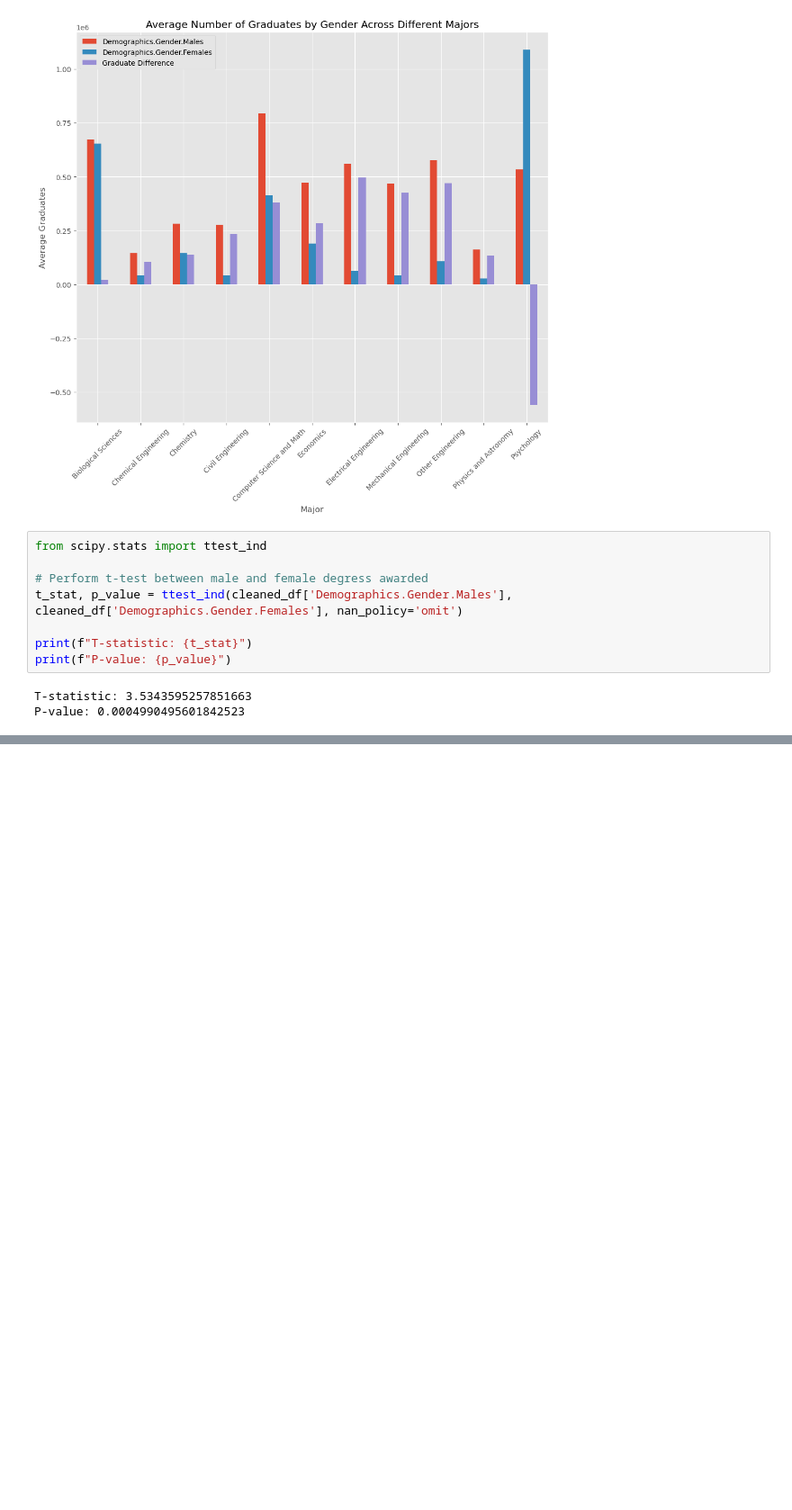
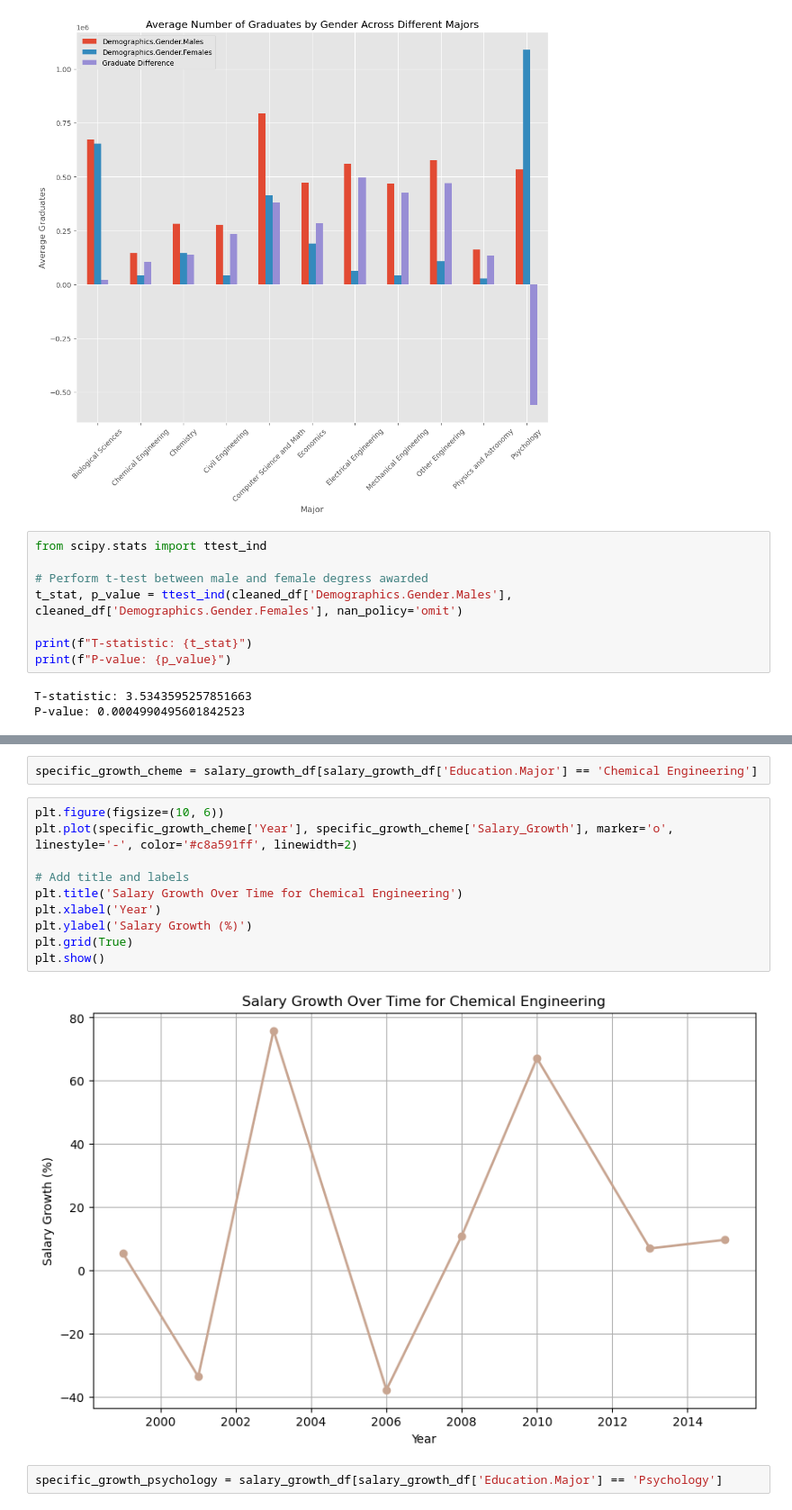
Before and after one commit to craha001/Project-1---Group-1, a Jupyter notebook: Project Main Branch.ipynb, the cells around one changed output, grey strips where cells are left out. Shown at 90% size. Cells and saved outputs as stored; diff of their text form; blank space fills up the shorter version.

```diff
--- a/Project Main Branch.ipynb
+++ b/Project Main Branch.ipynb
@@ -984,0 +1052,16 @@ P-value: 0.0004990495601842523
+# %%
+specific_growth_cheme = salary_growth_df[salary_growth_df['Education.Major'] == 'Chemical Engineering']
+# %%
+plt.figure(figsize=(10, 6))
+plt.plot(specific_growth_cheme['Year'], specific_growth_cheme['Salary_Growth'], marker='o', linestyle='-', color='#c8a591ff', linewidth=2)
+
+# Add title and labels
+plt.title('Salary Growth Over Time for Chemical Engineering')
+plt.xlabel('Year')
+plt.ylabel('Salary Growth (%)')
+plt.grid(True)
+plt.show()
+# %% [output]
+[figure, added]
+# %%
+specific_growth_psychology = salary_growth_df[salary_growth_df['Education.Major'] == 'Psychology']
```
Also changed, not shown: parts of 9 cells of this notebook.
